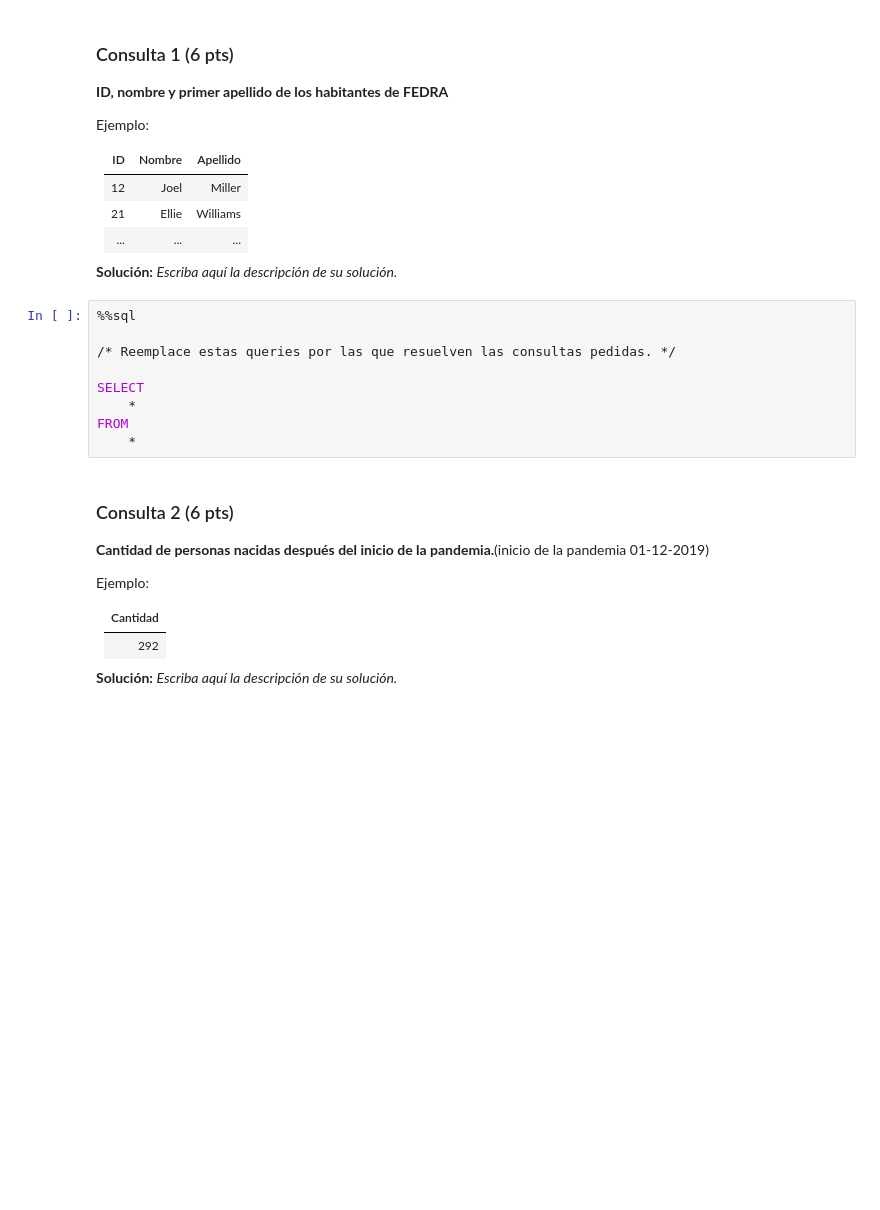
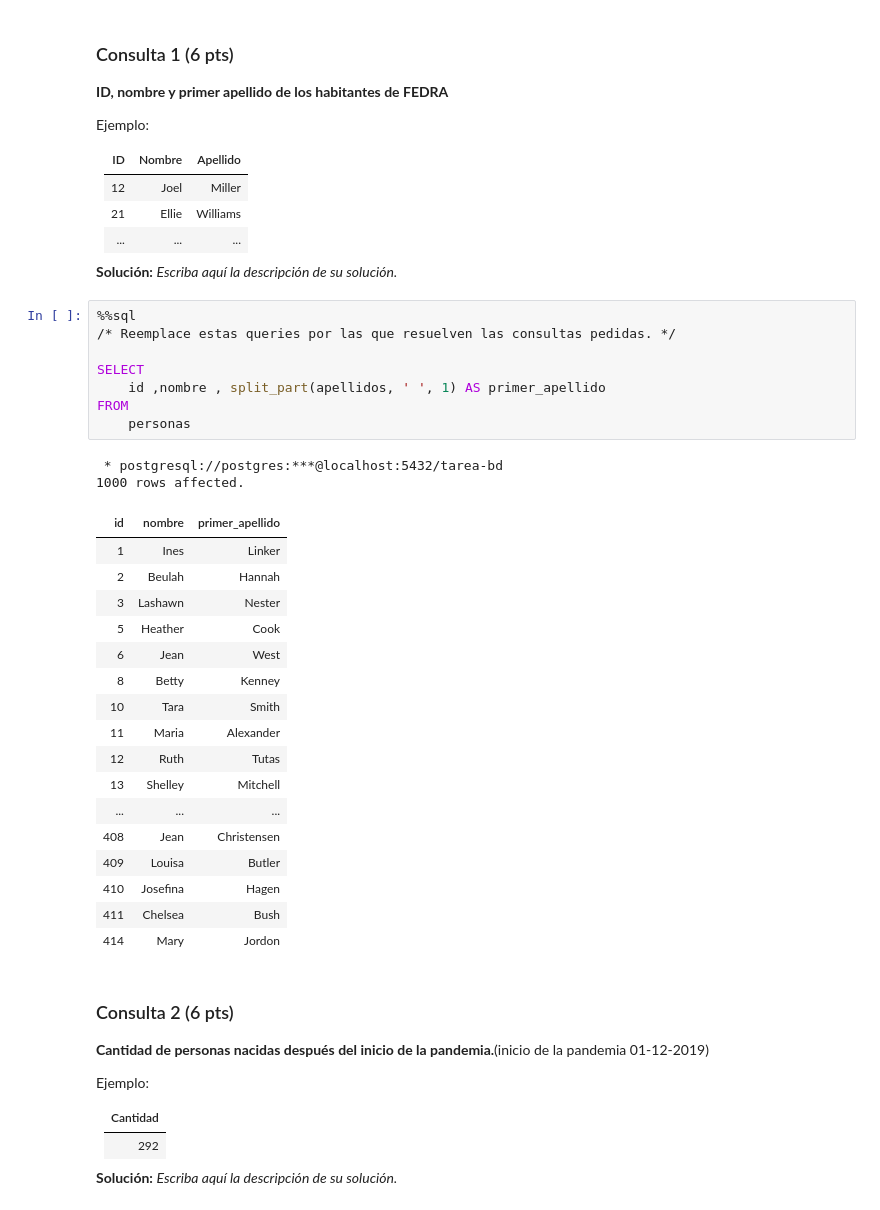
Before and after one commit to blindjamin/Tareas-Bases-de-Datos-Grupo, a Jupyter notebook: Tarea_1_BD_2023_1.ipynb, the cells around one changed output. Cells and saved outputs as stored; diff of their text form; blank space fills up the shorter version.

```diff
--- a/Tarea_1_BD_2023_1.ipynb
+++ b/Tarea_1_BD_2023_1.ipynb
@@ -434,13 +501,32 @@ Ejemplo:
 **Solución:** _Escriba aquí la descripción de su solución._
 # %%
 %%sql
-
 /* Reemplace estas queries por las que resuelven las consultas pedidas. */
 
 SELECT
-    *
+    id ,nombre , split_part(apellidos, ' ', 1) AS primer_apellido
 FROM
-    *
+    personas
+# %% [output]
+ * postgresql://postgres:***@localhost:5432/tarea-bd
+1000 rows affected.
+| id | nombre | primer_apellido |
+| 1 | Ines | Linker |
+| 2 | Beulah | Hannah |
+| 3 | Lashawn | Nester |
+| 5 | Heather | Cook |
+| 6 | Jean | West |
+| 8 | Betty | Kenney |
+| 10 | Tara | Smith |
+| 11 | Maria | Alexander |
+| 12 | Ruth | Tutas |
+| 13 | Shelley | Mitchell |
+| ... | ... | ... |
+| 408 | Jean | Christensen |
+| 409 | Louisa | Butler |
+| 410 | Josefina | Hagen |
+| 411 | Chelsea | Bush |
+| 414 | Mary | Jordon |
 # %% [markdown]
 ### Consulta 2 (6 pts)
 **Cantidad de personas nacidas después del inicio de la pandemia.**(inicio de la pandemia 01-12-2019)
```
Also changed, not shown: parts of 11 cells of this notebook.
